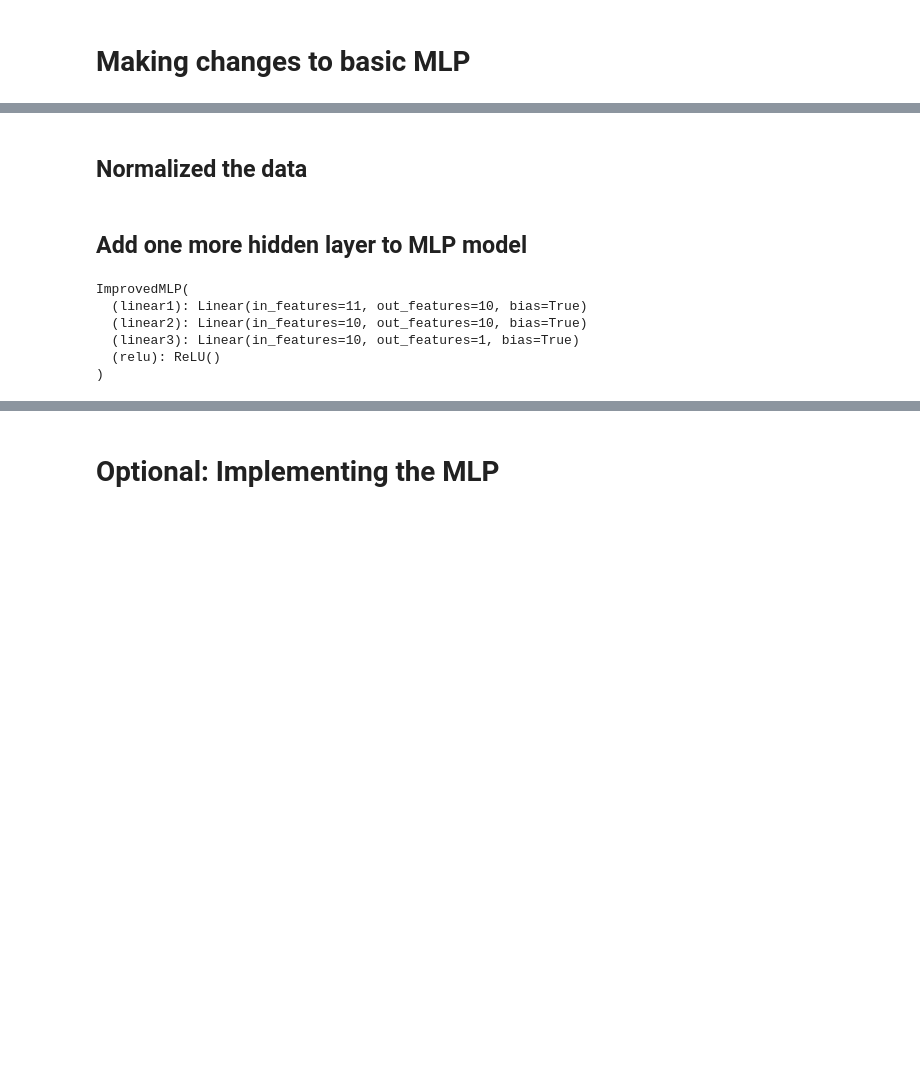
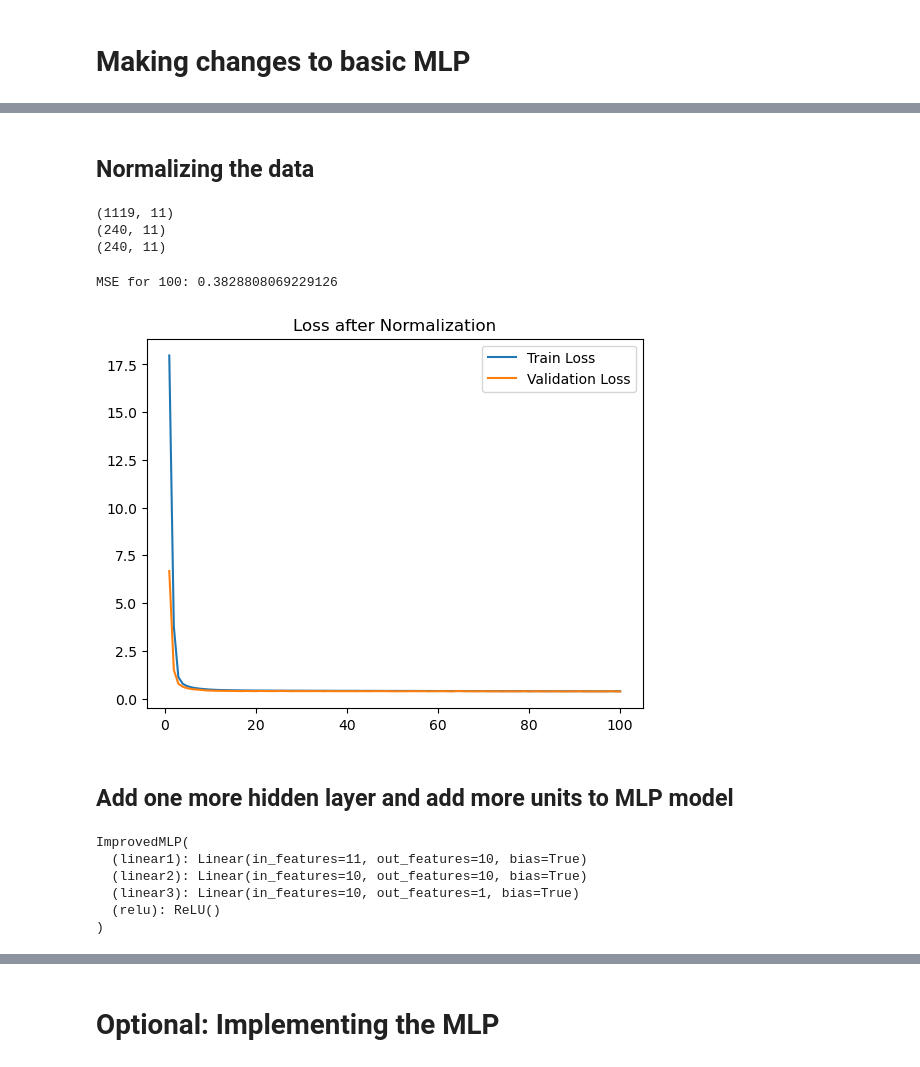
Before and after one commit to USFCA-CS663-Spring2024/mlp-multi-layer-perceptron-MingdaMa, a Jupyter notebook: Assignment 4 - MLP.ipynb, the cells around one changed output, grey strips where cells are left out. Cells and saved outputs as stored; diff of their text form; code cells hidden in the pictures; blank space fills up the shorter version.

```diff
--- a/Assignment 4 - MLP.ipynb
+++ b/Assignment 4 - MLP.ipynb
@@ -269,2 +246,7 @@ optimizer = torch.optim.SGD(params=model.parameters(), lr=0.0001, momentum=0.95)
+# %%
+def get_sgd_optimizer(model, lr, momentum):
+    return torch.optim.SGD(params=model.parameters(), lr=lr, momentum=momentum)
+
+optimizer = get_sgd_optimizer(model, 0.0001, 0.8)
 # %%
 # Training loop
@@ -341,2 +319,9 @@ plot_loss_curves(np.linspace(1, epochs, epochs), train_loss, valid_loss)
 # %% [markdown]
-## Normalized the data
+## Normalizing the data
+# %%
+X = df.iloc[:,:-1]
+Y = df.iloc[:,-1]
+
+train_x, ee_x, train_y, ee_y = train_test_split(X, Y, test_size=0.3, random_state=42)
+
+valid_x, test_x, valid_y, test_y = train_test_split(ee_x, ee_y, test_size=0.5, random_state=42)
@@ -342,0 +339,16 @@ plot_loss_curves(np.linspace(1, epochs, epochs), train_loss, valid_loss)
+# %%
+print(train_x.shape)
+print(valid_x.shape)
+print(test_x.shape)
+# %% [output]
+(1119, 11)
+(240, 11)
+(240, 11)
+# %%
+train_x = torch.tensor(train_x.to_numpy(), dtype=torch.float)
+test_x = torch.tensor(test_x.to_numpy(), dtype=torch.float)
+valid_x = torch.tensor(valid_x.to_numpy(), dtype=torch.float)
+
+train_y = torch.tensor(train_y.to_numpy(), dtype=torch.float).view(-1, 1)
+test_y = torch.tensor(test_y.to_numpy(), dtype=torch.float).view(-1, 1)
+valid_y = torch.tensor(valid_y.to_numpy(), dtype=torch.float).view(-1, 1)
@@ -343,5 +361,22 @@ plot_loss_curves(np.linspace(1, epochs, epochs), train_loss, valid_loss)
+# %%
+train_loss = []
+valid_loss = []
+
+model = get_basic_model()
+optimizer = torch.optim.SGD(params=model.parameters(), lr=0.0001, momentum=0.95)
+
+training_func(model, optimizer, epochs, train_loss, valid_loss)
+
+hyp_test = model.forward(test_x)
+test_loss = criterion(hyp_test, test_y)
+print(f'MSE for {epochs}: {test_loss}')
+
+plot_loss_curves(np.linspace(1, epochs, epochs), train_loss, valid_loss, 'Loss after Normalization')
+# %% [output]
+MSE for 100: 0.3828808069229126
+[figure, added]
 # %% [markdown]
-## Add one more hidden layer to MLP model
+## Add one more hidden layer and add more units to MLP model
 # %%
 class ImprovedMLP(torch.nn.Module):
     def __init__(self, n_inputs, n_hidden, n_outputs):
@@ -364,13 +399,15 @@ class ImprovedMLP(torch.nn.Module):
         out = self.linear3(out)
         return out
 # %%
-model = ImprovedMLP(n_inputs=train_x.shape[1], n_hidden=10, n_outputs=1)
+def get_improved_model():
+    return ImprovedMLP(n_inputs=train_x.shape[1], n_hidden=10, n_outputs=1)
+
+model = get_improved_model()
+model
+# %% [output]
+ImprovedMLP(
+  (linear1): Linear(in_features=11, out_features=10, bias=True)
+  (linear2): Linear(in_features=10, out_features=10, bias=True)
+  (linear3): Linear(in_features=10, out_features=1, bias=True)
+  (relu): ReLU()
+)
-# %%
-model
-# %% [output]
-ImprovedMLP(
-  (linear1): Linear(in_features=11, out_features=10, bias=True)
-  (linear2): Linear(in_features=10, out_features=10, bias=True)
-  (linear3): Linear(in_features=10, out_features=1, bias=True)
-  (relu): ReLU()
-)
```
Also changed, not shown: parts of 41 cells of this notebook.
